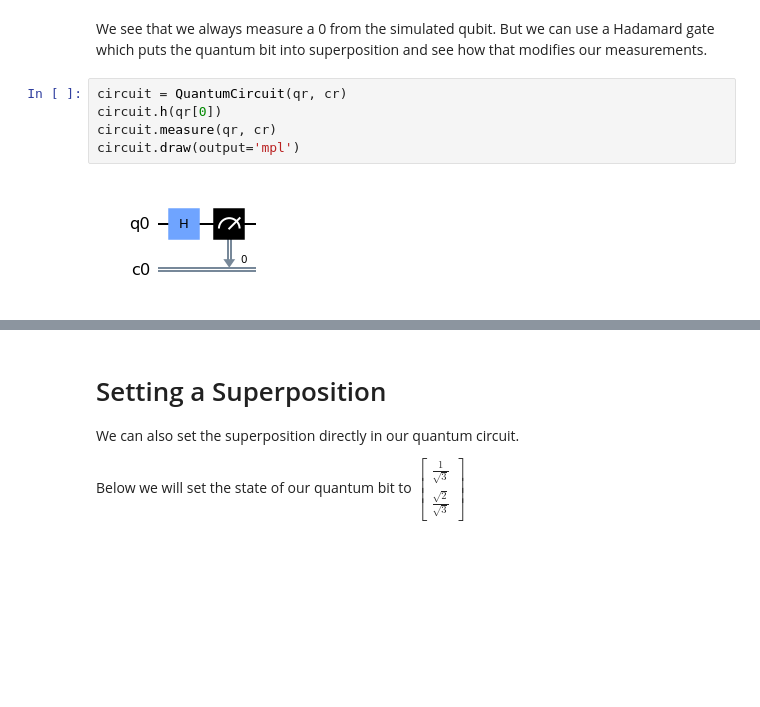
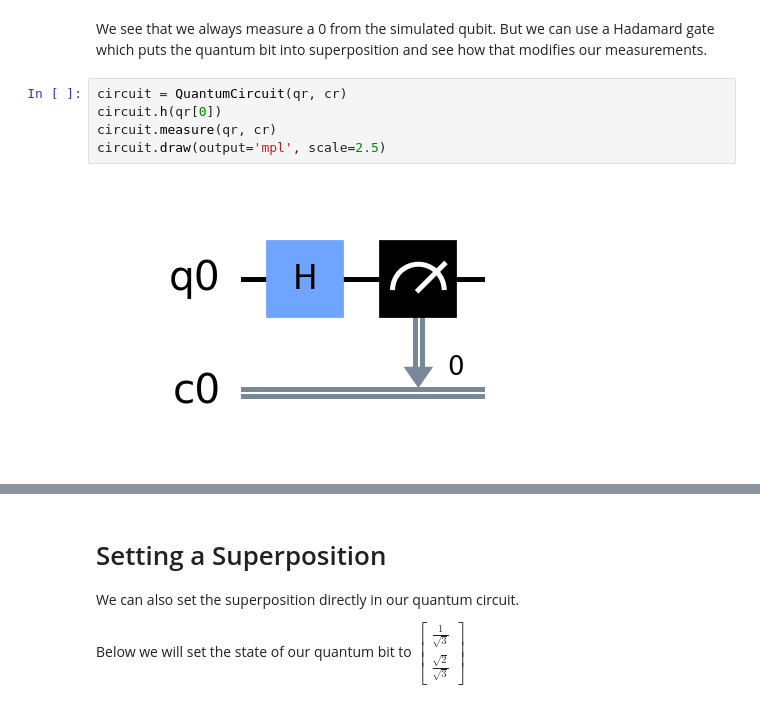
Before and after one commit to joey-kilgore/quantum-playground, a Jupyter notebook: single-qubit.ipynb, the cells around one changed output, grey strips where cells are left out. Cells and saved outputs as stored; diff of their text form; blank space fills up the shorter version.

```diff
--- a/single-qubit.ipynb
+++ b/single-qubit.ipynb
@@ -33,10 +37,10 @@ We see that we always measure a 0 from the simulated qubit. But we can use a Had
 # %%
 circuit = QuantumCircuit(qr, cr)
 circuit.h(qr[0])
 circuit.measure(qr, cr)
-circuit.draw(output='mpl')
+circuit.draw(output='mpl', scale=2.5)
 # %% [output]
-[figure, old version]
+[figure, new version]
 # %%
 simulator = Aer.get_backend('qasm_simulator')
 result = execute(circuit, backend=simulator).result()
```
Also changed, not shown: parts of 6 cells of this notebook.
